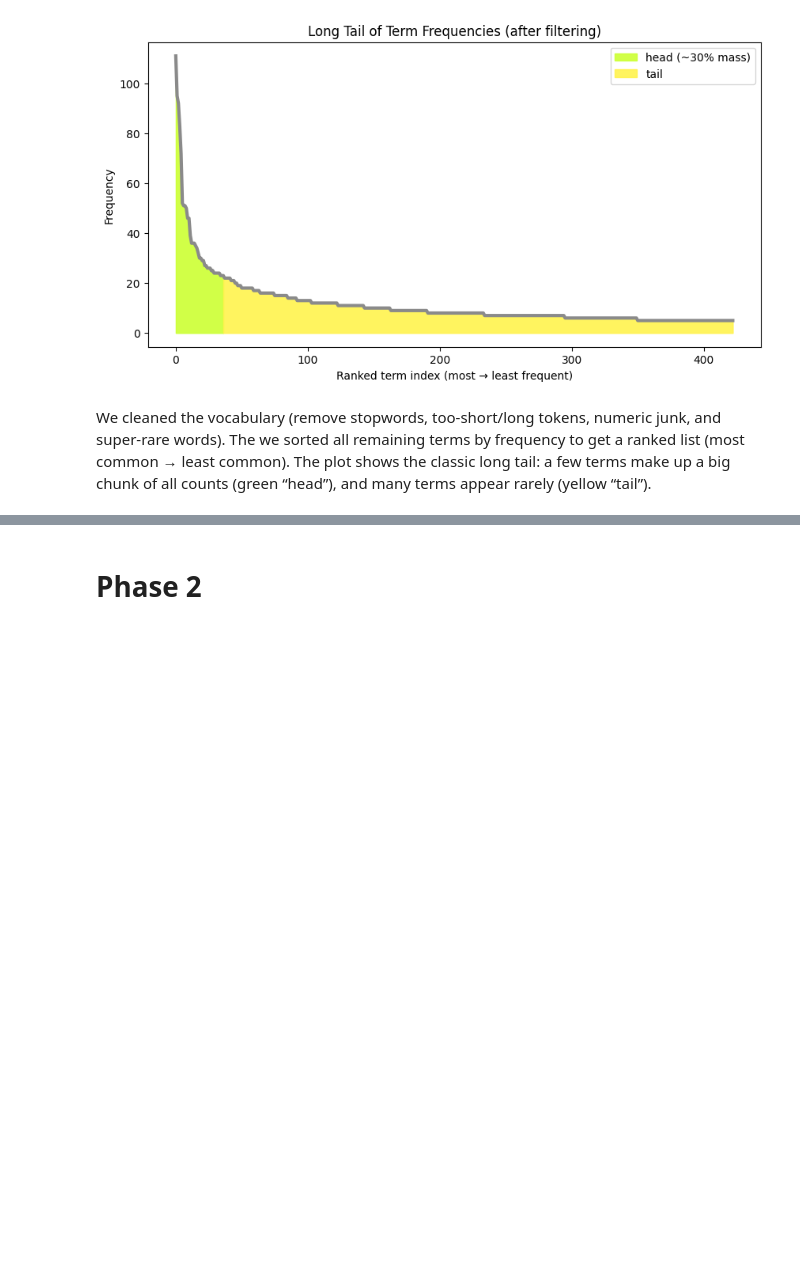
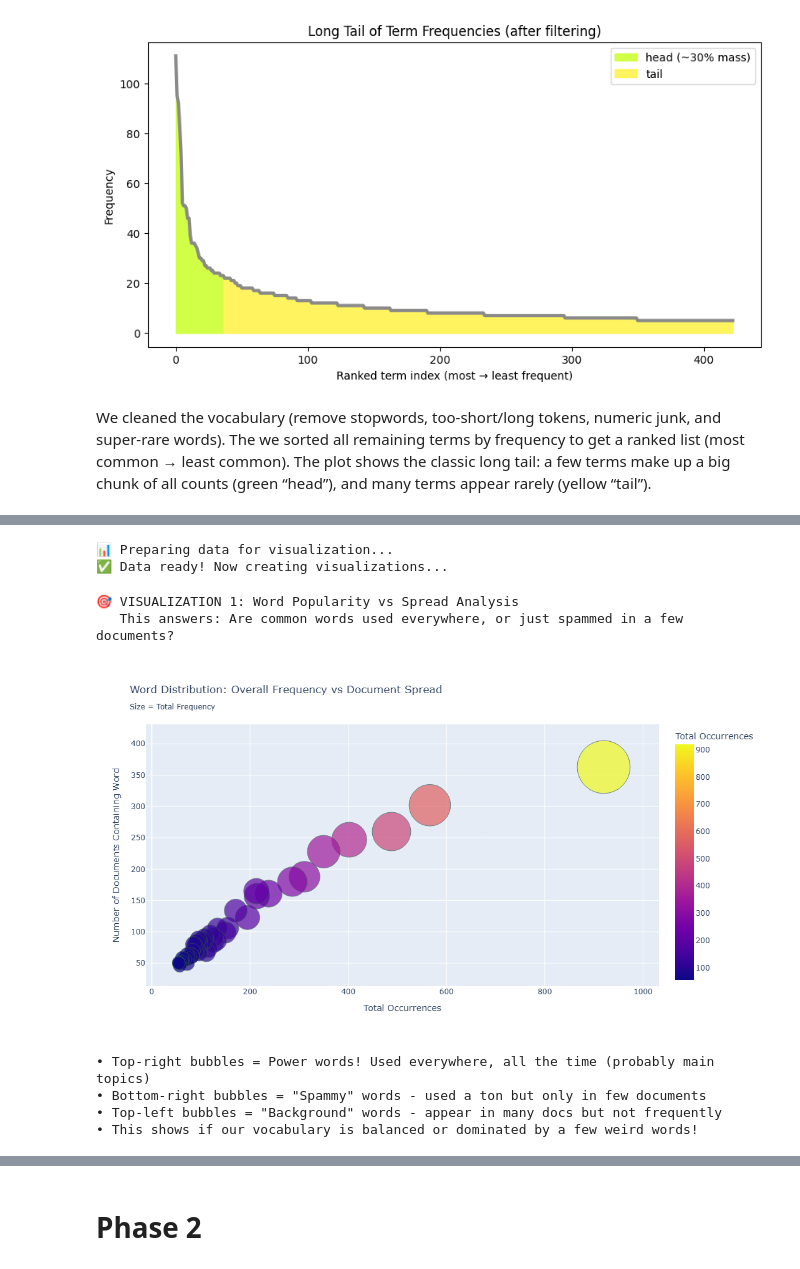
Before and after one commit to viajati/DM2025-Lab1-Exercise, a Jupyter notebook: DM2025-Lab1-Homework.ipynb, the cells around one changed output, grey strips where cells are left out. Drawn from its saved outputs; the diff is of its cells as text; code cells hidden in the pictures; blank space fills up the shorter version.

```diff
--- a/DM2025-Lab1-Homework.ipynb
+++ b/DM2025-Lab1-Homework.ipynb
@@ -735,0 +736,71 @@ fig.show()
+# %%
+# MEANINGFUL NEW DATA VIZUALIZATION
+# DATA PREPARATION
+import numpy as np
+import pandas as pd
+import plotly.express as px
+import plotly.graph_objects as go
+from plotly.subplots import make_subplots
+import re
+
+print("📊 Preparing data for visualization...")
+
+# Get the basic frequency data
+term_frequencies = np.asarray(X_counts.sum(axis=0)).ravel()
+terms = count_vect.get_feature_names_out()
+
+# Create our main dataframe
+freq_df = pd.DataFrame({
+    "term": terms,
+    "frequency": term_frequencies,
+    "doc_frequency": np.asarray((X_counts > 0).sum(axis=0)).ravel()
+}).sort_values("frequency", ascending=False)
+
+# Create top_words for detailed analysis
+top_words = freq_df.head(100).copy()
+top_words['rank'] = range(1, len(top_words) + 1)
+top_words['zipf_predicted'] = top_words['frequency'].iloc[0] / top_words['rank']
+
+print("✅ Data ready! Now creating visualizations...")
+# %% [output]
+📊 Preparing data for visualization...
+✅ Data ready! Now creating visualizations...
+# %%
+# 1. BUBBLE CHART: Frequency vs Document Spread
+print("\n🎯 VISUALIZATION 1: Word Popularity vs Spread Analysis")
+print("   This answers: Are common words used everywhere, or just spammed in a few documents?")
+
+fig1 = px.scatter(
+    top_words.head(50),
+    x="frequency",           # Total times word appears
+    y="doc_frequency",       # How many documents it appears in
+    size="frequency",        # Bubble size = overall popularity
+    color="frequency",
+    hover_name="term",
+    size_max=60,
+    title="Word Distribution: Overall Frequency vs Document Spread<br><sub>Size = Total Frequency</sub>",
+    labels={"frequency": "Total Occurrences", "doc_frequency": "Number of Documents Containing Word"}
+)
+
+fig1.update_traces(
+    marker=dict(opacity=0.7, line=dict(width=1, color='DarkSlateGrey')),
+    hovertemplate="<b>%{hovertext}</b><br>Total occurrences: %{x}<br>Documents: %{y}<extra></extra>"
+)
+
+fig1.update_layout(height=600, showlegend=False)
+fig1.show()
+
+print("""
+• Top-right bubbles = Common words! Used everywhere, all the time (probably main topics)
+• Bottom-right bubbles = "Spammy" words - used a lot but only in few documents
+• Top-left bubbles = "Background" words - appear in many docs but not frequently
+• This shows if our vocabulary is balanced or dominated by a few words!
+""")
+# %% [output]
+🎯 VISUALIZATION 1: Word Popularity vs Spread Analysis
+   This answers: Are common words used everywhere, or just spammed in a few documents?
+[figure, added]
+• Top-right bubbles = Power words! Used everywhere, all the time (probably main topics)
+• Bottom-right bubbles = "Spammy" words - used a ton but only in few documents
+• Top-left bubbles = "Background" words - appear in many docs but not frequently
+• This shows if our vocabulary is balanced or dominated by a few weird words!
```
Also changed, not shown: parts of 2 cells of this notebook.
